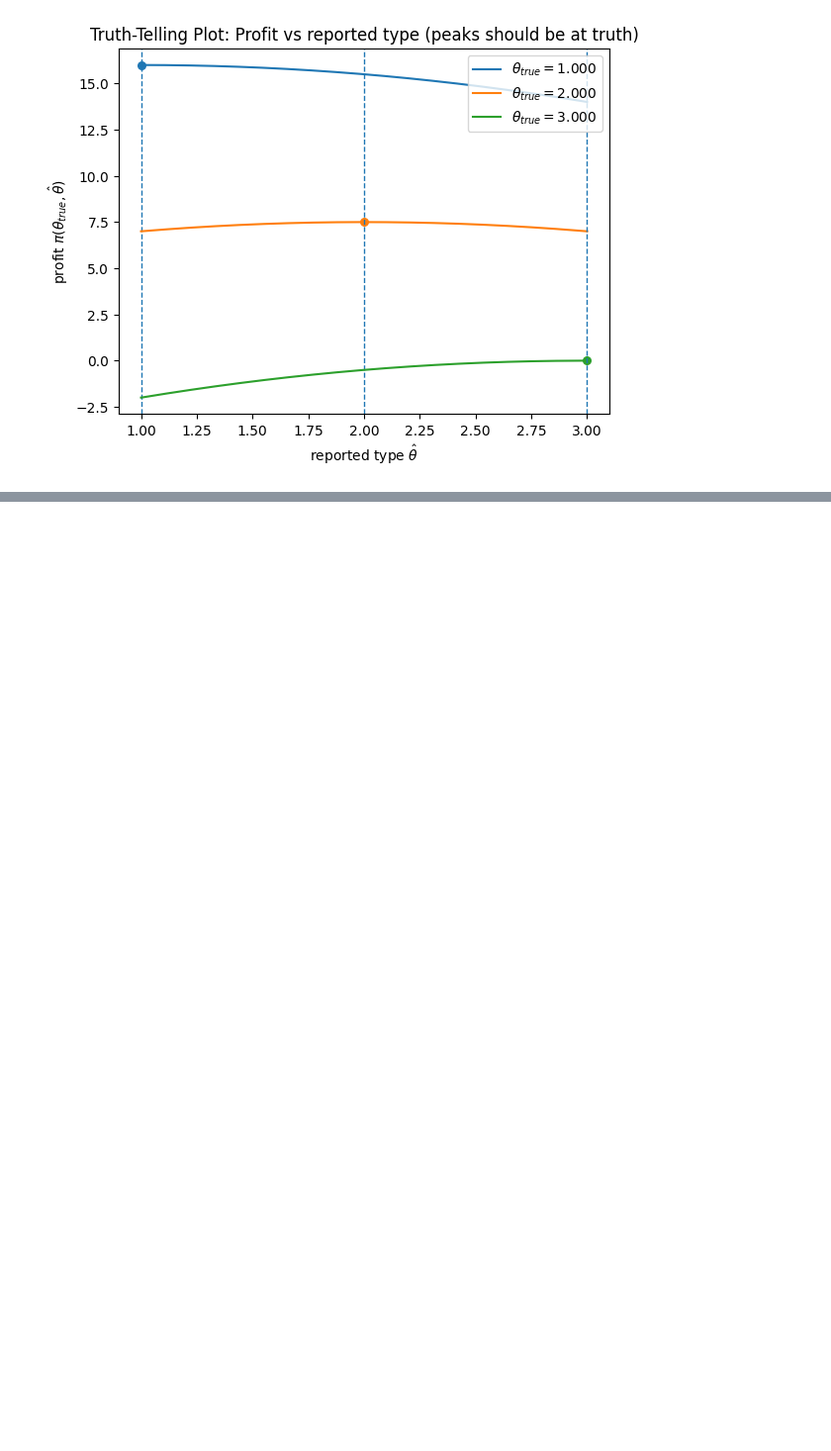
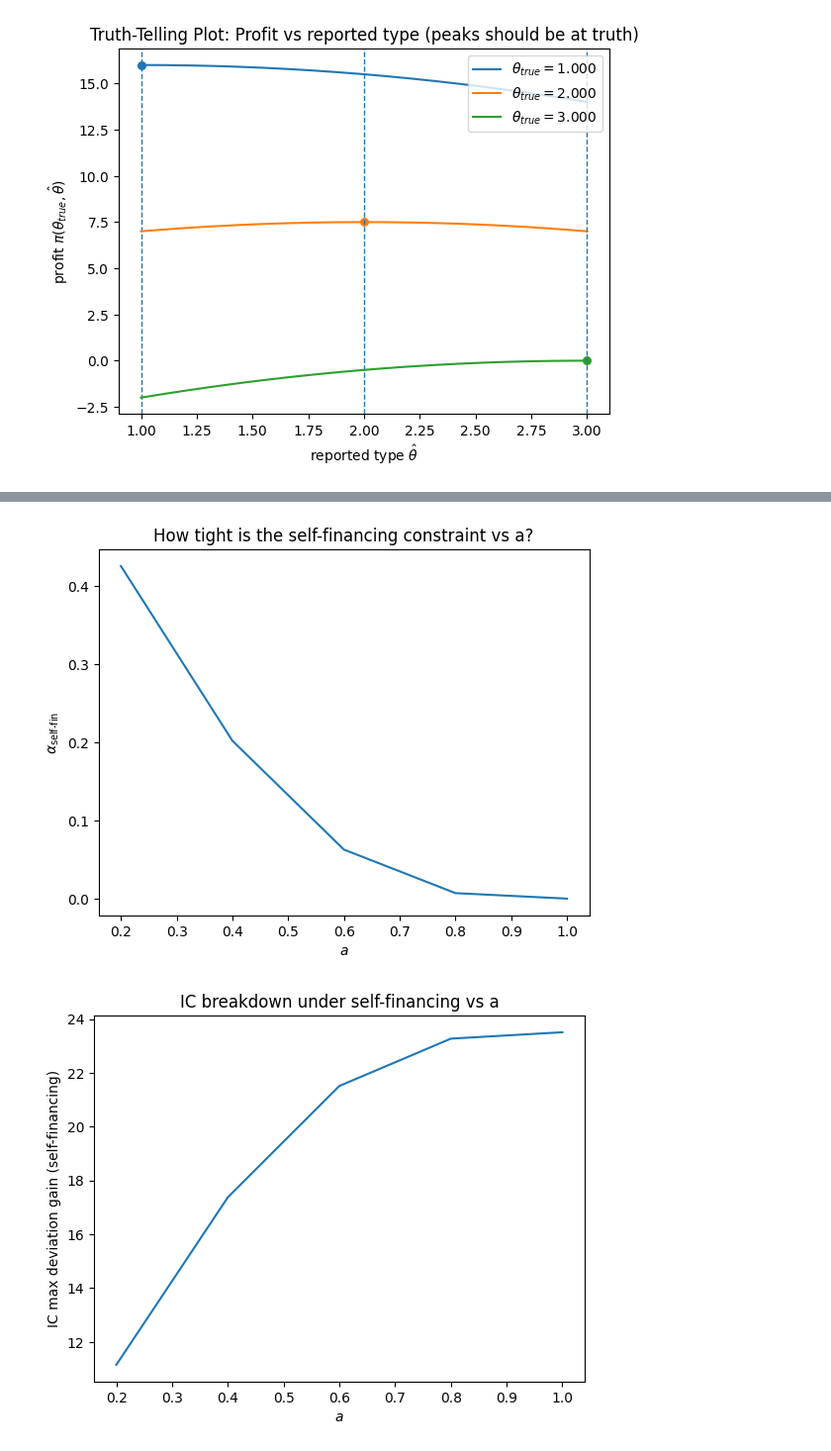
Before and after one commit to Julian-R02/Python-Assignment-, a Jupyter notebook: Replication.ipynb, the cells around one changed output, grey strips where cells are left out. Shown at 99% size. Saved outputs shown, nothing was run; the diff lists cells and outputs as text; code cells hidden in the pictures; blank space fills up the shorter version.

```diff
--- a/Replication.ipynb
+++ b/Replication.ipynb
@@ -1182,0 +1533,17 @@ truth_telling_profit_plot_from_matrix(
+# %%
+plt.figure()
+plt.plot(summary_all["a"], summary_all["alpha_self_fin"])
+plt.xlabel(r"$a$")
+plt.ylabel(r"$\alpha_{\mathrm{self\text{-}fin}}$")
+plt.title("How tight is the self-financing constraint vs a?")
+plt.show()
+
+plt.figure()
+plt.plot(summary_all["a"], summary_all["IC_max_gain_self_fin"])
+plt.xlabel(r"$a$")
+plt.ylabel("IC max deviation gain (self-financing)")
+plt.title("IC breakdown under self-financing vs a")
+plt.show()
+# %% [output]
+[figure, added]
+[figure, added]
```
Also changed, not shown: parts of 11 cells of this notebook.
